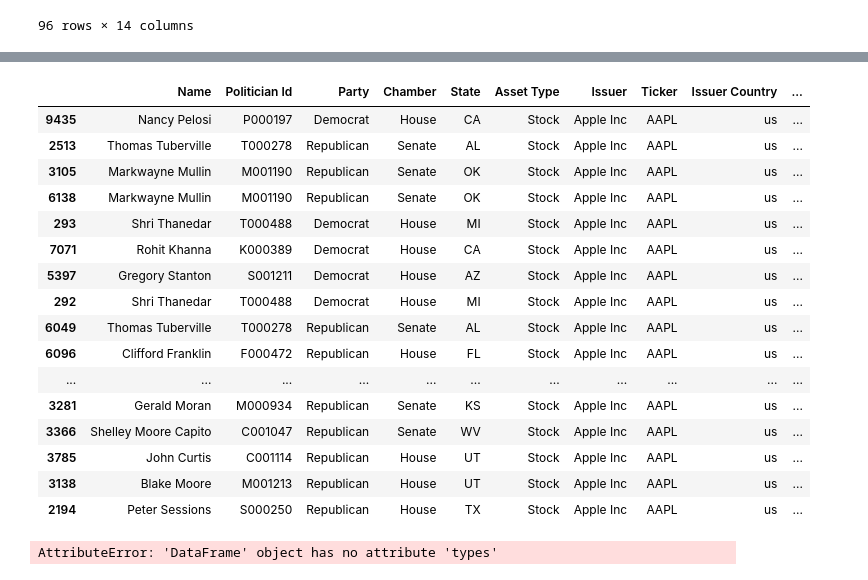
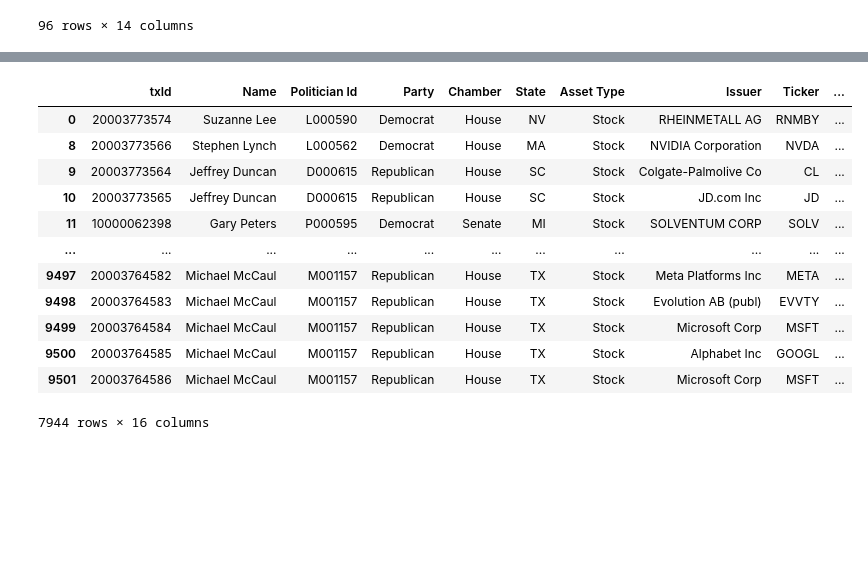
Before and after one commit to josh-segal/CS4973-BLOGS, a Jupyter notebook: python/API_Test.ipynb, the cells around one changed output, grey strips where cells are left out. Saved outputs shown, nothing was run; the diff lists cells and outputs as text; code cells hidden in the pictures; blank space fills up the shorter version.

```diff
--- a/python/API_Test.ipynb
+++ b/python/API_Test.ipynb
@@ -267,24 +276,17 @@ df.head(25)
-# %%
-df[df['Ticker'] == 'AAPL'].sort_values(by='Trade Value', ascending=False)
-# %% [output]
-|  | Name | Politician Id | Party | Chamber | State | Asset Type | Issuer | Ticker | Issuer Country | ... |
-| 9435 | Nancy Pelosi | P000197 | Democrat | House | CA | Stock | Apple Inc | AAPL | us | ... |
-| 2513 | Thomas Tuberville | T000278 | Republican | Senate | AL | Stock | Apple Inc | AAPL | us | ... |
-| 3105 | Markwayne Mullin | M001190 | Republican | Senate | OK | Stock | Apple Inc | AAPL | us | ... |
-| 6138 | Markwayne Mullin | M001190 | Republican | Senate | OK | Stock | Apple Inc | AAPL | us | ... |
-| 293 | Shri Thanedar | T000488 | Democrat | House | MI | Stock | Apple Inc | AAPL | us | ... |
-| 7071 | Rohit Khanna | K000389 | Democrat | House | CA | Stock | Apple Inc | AAPL | us | ... |
-| 5397 | Gregory Stanton | S001211 | Democrat | House | AZ | Stock | Apple Inc | AAPL | us | ... |
-| 292 | Shri Thanedar | T000488 | Democrat | House | MI | Stock | Apple Inc | AAPL | us | ... |
-| 6049 | Thomas Tuberville | T000278 | Republican | Senate | AL | Stock | Apple Inc | AAPL | us | ... |
-| 6096 | Clifford Franklin | F000472 | Republican | House | FL | Stock | Apple Inc | AAPL | us | ... |
-| ... | ... | ... | ... | ... | ... | ... | ... | ... | ... | ... |
-| 3281 | Gerald Moran | M000934 | Republican | Senate | KS | Stock | Apple Inc | AAPL | us | ... |
-| 3366 | Shelley Moore Capito | C001047 | Republican | Senate | WV | Stock | Apple Inc | AAPL | us | ... |
-| 3785 | John Curtis | C001114 | Republican | House | UT | Stock | Apple Inc | AAPL | us | ... |
-| 3138 | Blake Moore | M001213 | Republican | House | UT | Stock | Apple Inc | AAPL | us | ... |
-| 2194 | Peter Sessions | S000250 | Republican | House | TX | Stock | Apple Inc | AAPL | us | ... |
-# %%
-df.types
-# %% [output]
-AttributeError: 'DataFrame' object has no attribute 'types'
+# %%
+df_ticker = df.loc[df['Ticker'].notna()]
+df_ticker
+# %% [output]
+|  | txId | Name | Politician Id | Party | Chamber | State | Asset Type | Issuer | Ticker | ... |
+| 0 | 20003773574 | Suzanne Lee | L000590 | Democrat | House | NV | Stock | RHEINMETALL AG | RNMBY | ... |
+| 8 | 20003773566 | Stephen Lynch | L000562 | Democrat | House | MA | Stock | NVIDIA Corporation | NVDA | ... |
+| 9 | 20003773564 | Jeffrey Duncan | D000615 | Republican | House | SC | Stock | Colgate-Palmolive Co | CL | ... |
+| 10 | 20003773565 | Jeffrey Duncan | D000615 | Republican | House | SC | Stock | JD.com Inc | JD | ... |
+| 11 | 10000062398 | Gary Peters | P000595 | Democrat | Senate | MI | Stock | SOLVENTUM CORP | SOLV | ... |
+| ... | ... | ... | ... | ... | ... | ... | ... | ... | ... | ... |
+| 9497 | 20003764582 | Michael McCaul | M001157 | Republican | House | TX | Stock | Meta Platforms Inc | META | ... |
+| 9498 | 20003764583 | Michael McCaul | M001157 | Republican | House | TX | Stock | Evolution AB (publ) | EVVTY | ... |
+| 9499 | 20003764584 | Michael McCaul | M001157 | Republican | House | TX | Stock | Microsoft Corp | MSFT | ... |
+| 9500 | 20003764585 | Michael McCaul | M001157 | Republican | House | TX | Stock | Alphabet Inc | GOOGL | ... |
+| 9501 | 20003764586 | Michael McCaul | M001157 | Republican | House | TX | Stock | Microsoft Corp | MSFT | ... |
+7944 rows × 16 columns
```
Also changed, not shown: parts of 6 cells of this notebook, 2 other files.
